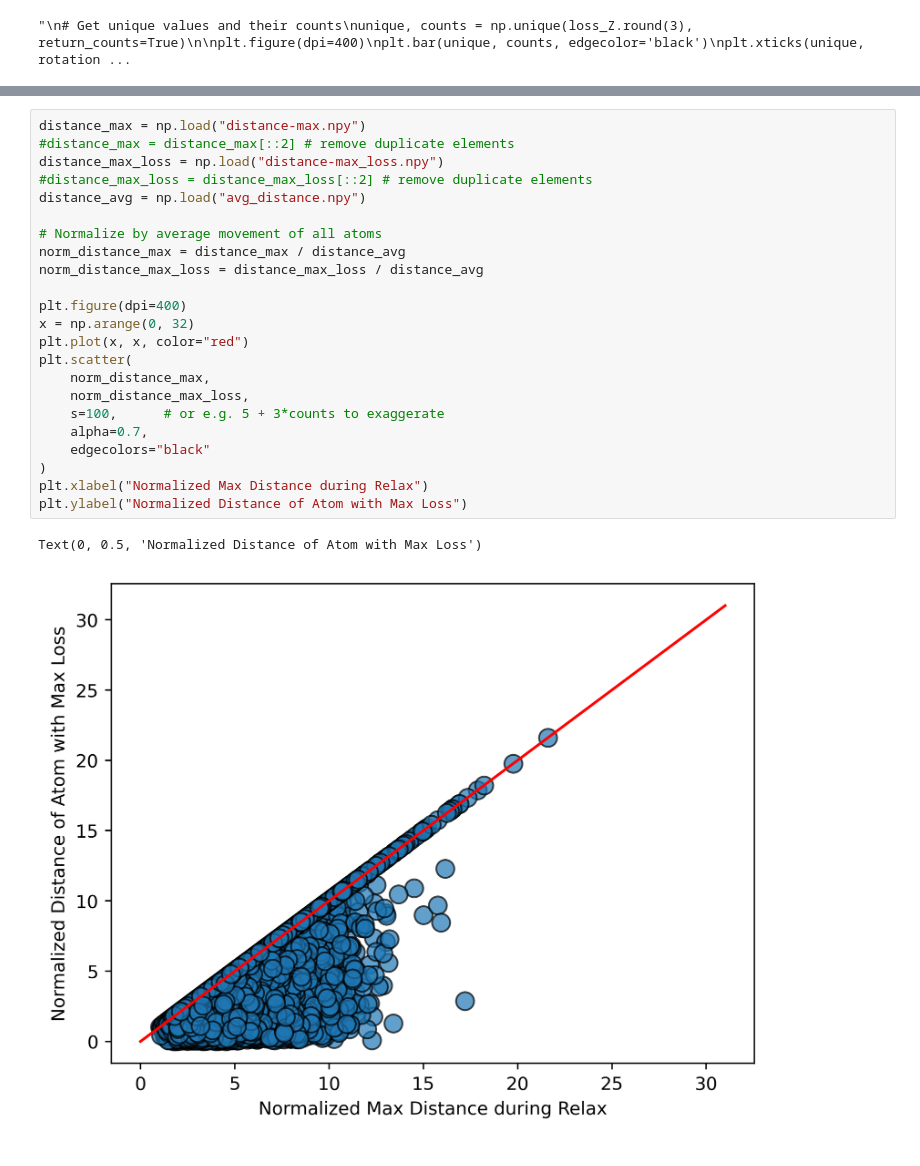
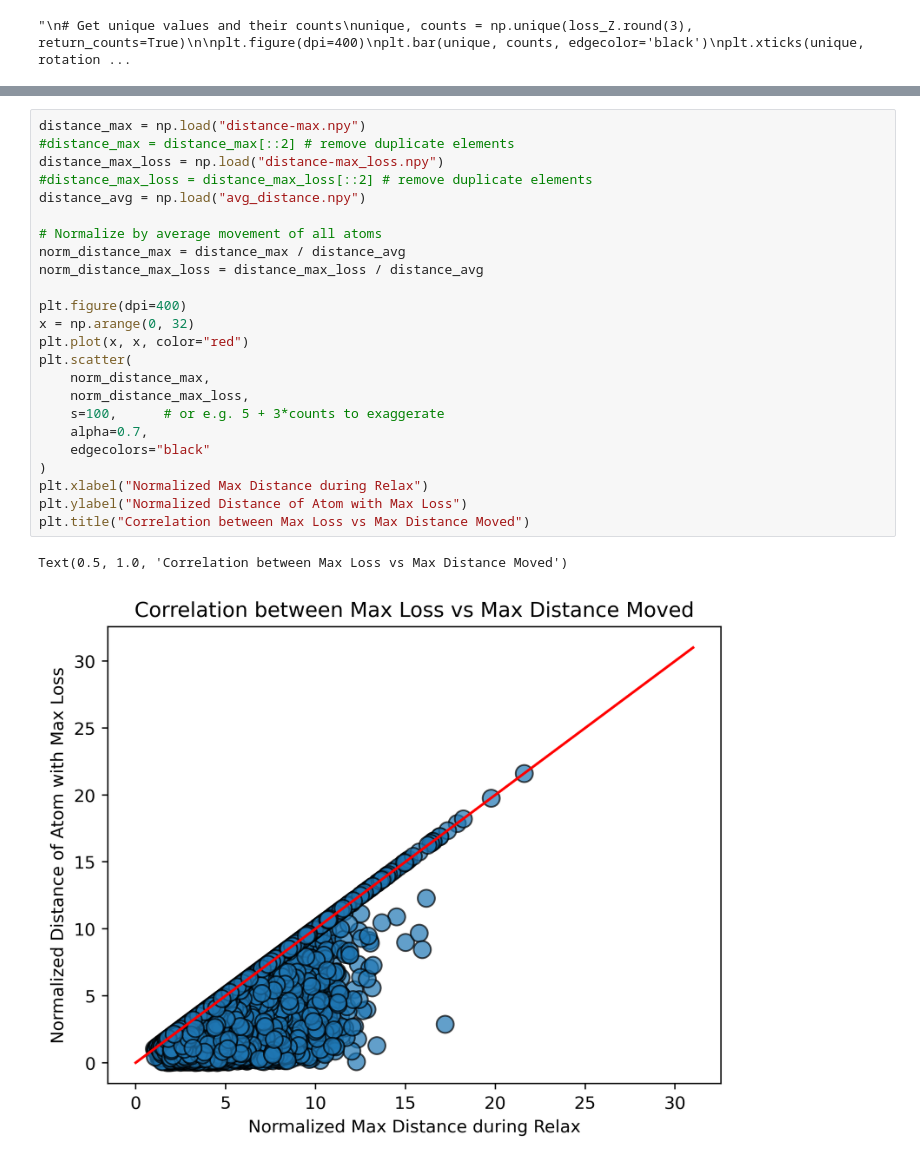
Before and after one commit to DeanMSweeney/gace, a Jupyter notebook: analysis/equiformerv2/loss_v_atom.ipynb, the cells around one changed output, grey strips where cells are left out. Cells and saved outputs as stored; diff of their text form.

```diff
--- a/analysis/equiformerv2/loss_v_atom.ipynb
+++ b/analysis/equiformerv2/loss_v_atom.ipynb
@@ -51,26 +50,27 @@ plt.show()
 # %%
 distance_max = np.load("distance-max.npy")
 #distance_max = distance_max[::2] # remove duplicate elements
 distance_max_loss = np.load("distance-max_loss.npy")
 #distance_max_loss = distance_max_loss[::2] # remove duplicate elements
 distance_avg = np.load("avg_distance.npy")
 
 # Normalize by average movement of all atoms
 norm_distance_max = distance_max / distance_avg
 norm_distance_max_loss = distance_max_loss / distance_avg
 
 plt.figure(dpi=400)
 x = np.arange(0, 32)
 plt.plot(x, x, color="red")
 plt.scatter(
     norm_distance_max,
     norm_distance_max_loss,
     s=100,      # or e.g. 5 + 3*counts to exaggerate
     alpha=0.7,
     edgecolors="black"
 )
 plt.xlabel("Normalized Max Distance during Relax")
 plt.ylabel("Normalized Distance of Atom with Max Loss")
+plt.title("Correlation between Max Loss vs Max Distance Moved")
 # %% [output]
-Text(0, 0.5, 'Normalized Distance of Atom with Max Loss')
+Text(0.5, 1.0, 'Correlation between Max Loss vs Max Distance Moved')
-[figure, old version]
+[figure, new version]
```
Also changed, not shown: parts of 5 cells of this notebook.
